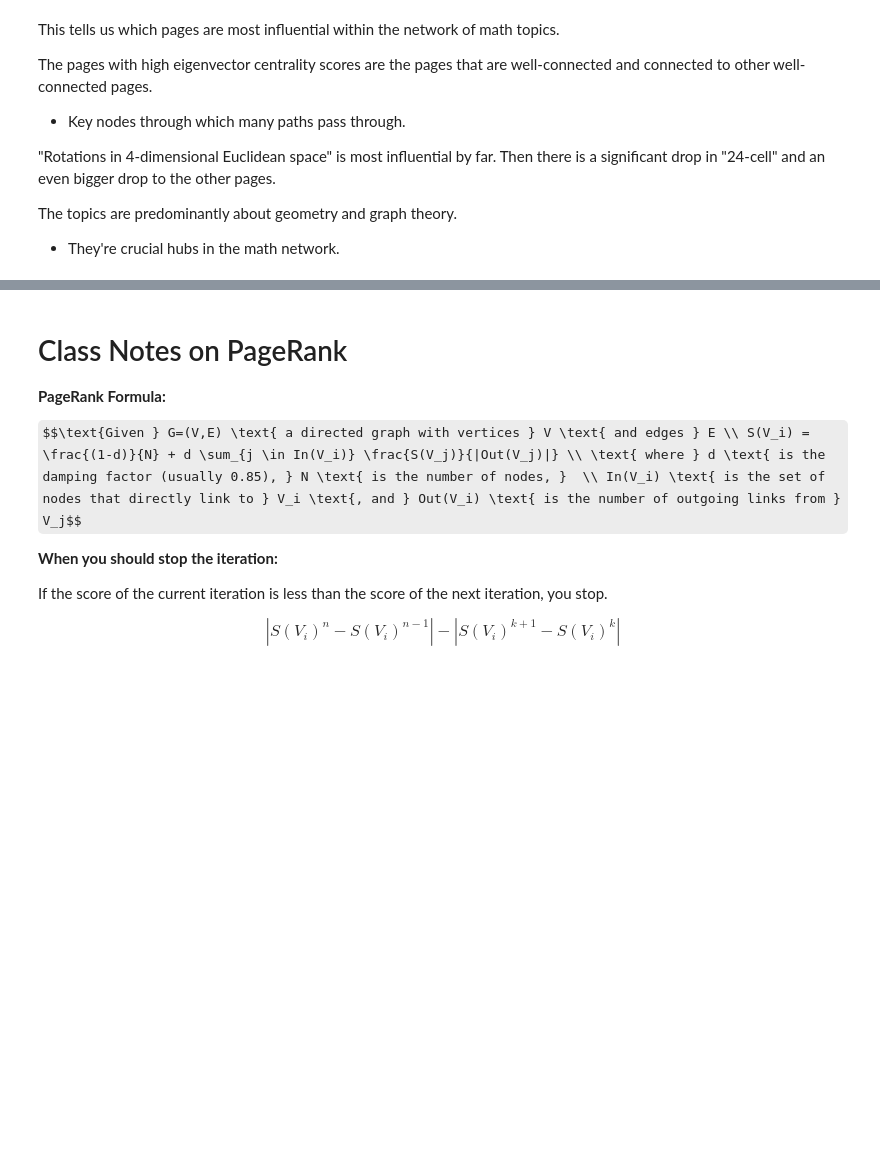
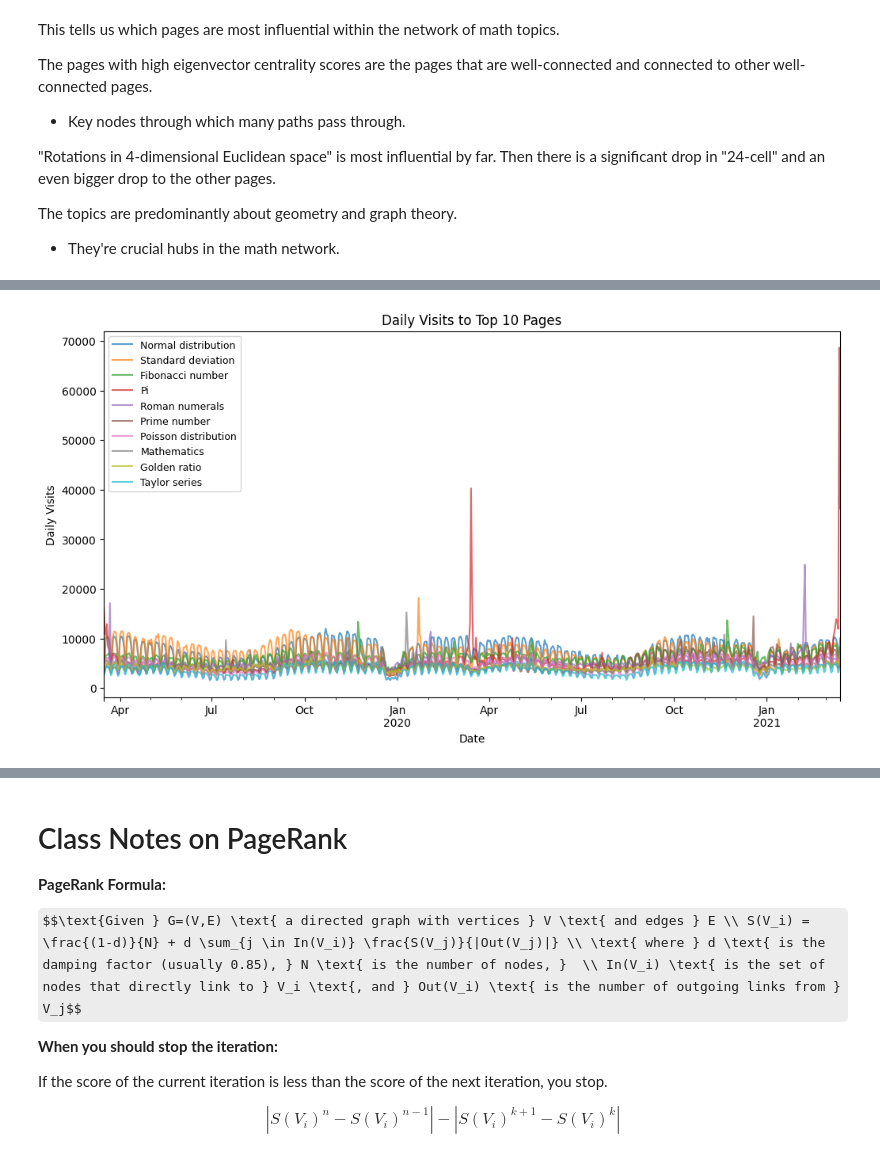
Before and after one commit to Colin-Prim/CIS3200-Final-Project, a Jupyter notebook: eda.ipynb, the cells around one changed output, grey strips where cells are left out. Drawn from its saved outputs; the diff is of its cells as text; code cells hidden in the pictures; some formulas as TeX source; blank space fills up the shorter version.

Commit message:
Added time series plots to EDA

```diff
--- a/eda.ipynb
+++ b/eda.ipynb
@@ -388,0 +396,12 @@ The topics are predominantly about geometry and graph theory.
+# %%
+time_periods = {}
+for time_period in range(data['time_periods']):
+    time_periods[time_period] = data[str(time_period)]
+dates = pd.DataFrame.from_dict(time_periods, orient="index", columns=['year', 'month', 'day'])
+
+#  Find daily visitation of each page
+daily_visits = pd.DataFrame.from_dict(time_periods, orient="index", columns=['y'])
+daily_visits = pd.DataFrame(daily_visits.y.to_list())
+daily_visits = daily_visits.set_index(pd.to_datetime(dates))
+# Convert page IDs to page names
+daily_visits.columns = [id_to_name[page] for page in daily_visits.columns]
@@ -388,0 +418,6 @@ The topics are predominantly about geometry and graph theory.
+# %%
+# find the total number of visits to each page
+# and the total number of visits on each day
+total_visits_per_page = daily_visits.sum(axis=0)
+total_visits_per_day = daily_visits.sum(axis=1)
+total_visits_per_page
@@ -388,0 +452,6 @@ The topics are predominantly about geometry and graph theory.
+# %%
+# Find 10 pages with the most total visits
+top10_pages = total_visits_per_page.nlargest(10)
+print('Top 10 pages with the most visits:')
+for page, count in top10_pages.items():
+    print('\t', page, ': ', count)
@@ -388,0 +488,10 @@ The topics are predominantly about geometry and graph theory.
+# %%
+# Line plot of daily visits to top 10 pages using ax
+ax = daily_visits[top10_pages.index].plot(figsize=(12, 6), alpha=0.7)
+ax.set_title('Daily Visits to Top 10 Pages')
+ax.set_xlabel('Date')
+ax.set_ylabel('Daily Visits')
+ax.legend(fontsize=9, loc='upper left')
+plt.show()
+# %% [output]
+[figure, added]
```
Also changed, not shown: parts of 12 cells of this notebook.
